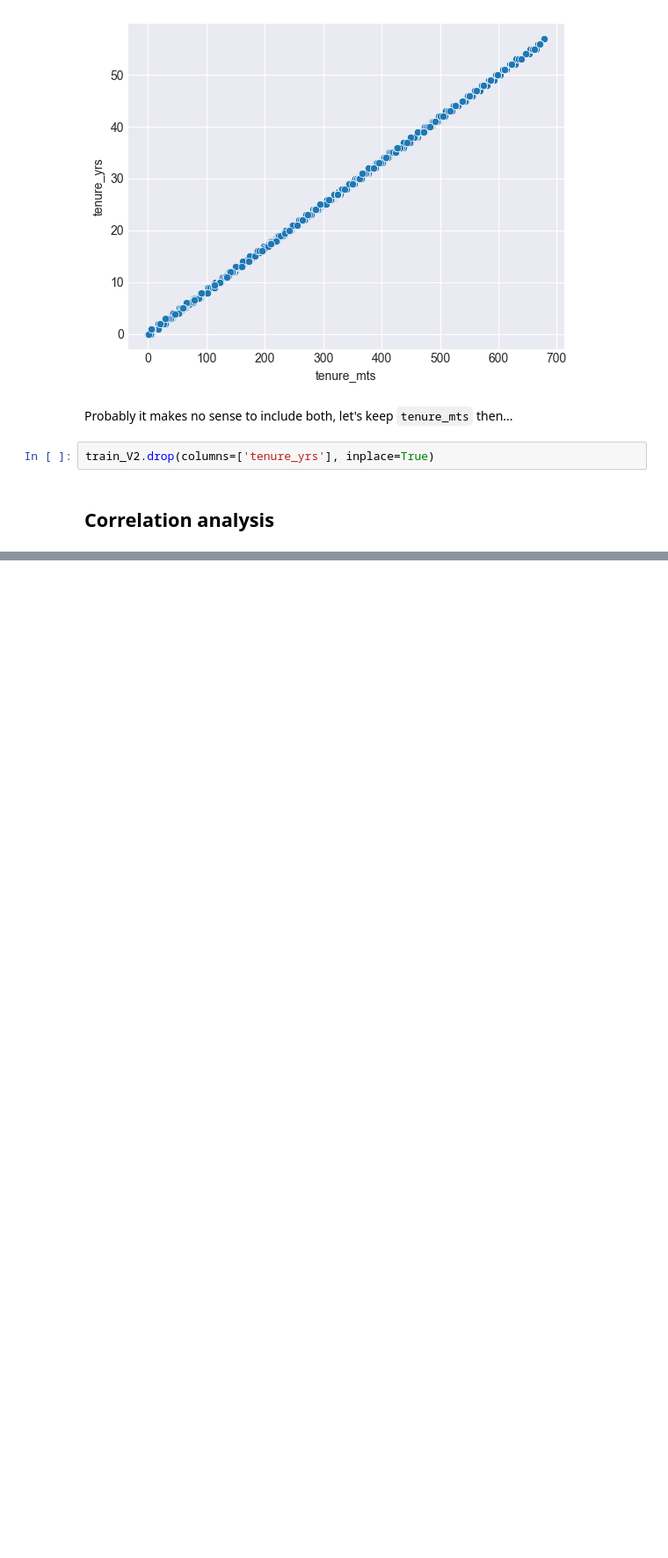
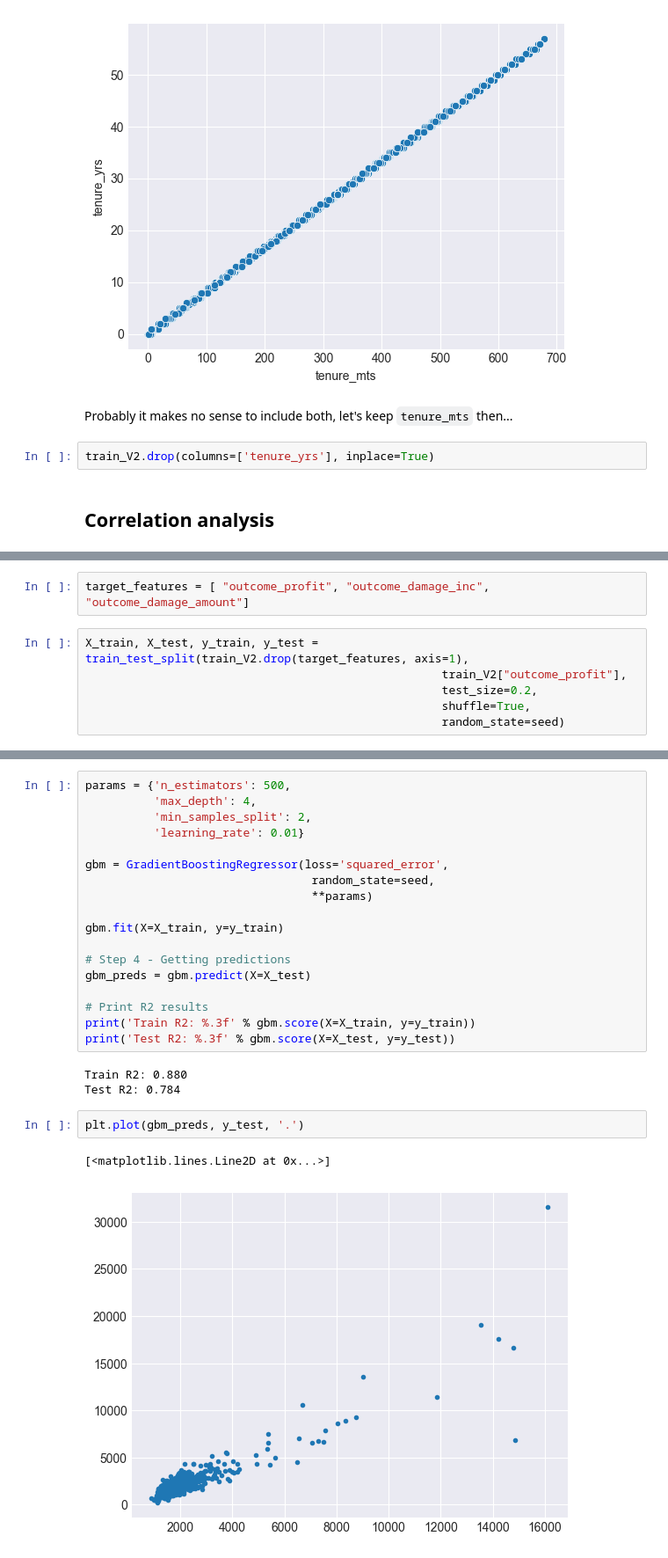
Before and after one commit to Marijkevandesteene/MachineLearning, a Jupyter notebook: EDA_BinoMaiheu.ipynb, the cells around one changed output, grey strips where cells are left out. Shown at 88% size. Cells and saved outputs as stored; diff of their text form; blank space fills up the shorter version.

Commit message:
some more tests and initial fit

```diff
--- a/EDA_BinoMaiheu.ipynb
+++ b/EDA_BinoMaiheu.ipynb
@@ -353,0 +360,8 @@ sns.heatmap(corrmat, vmax=1, square=True, linewidth=.5)
+# %%
+target_features = [ "outcome_profit", "outcome_damage_inc", "outcome_damage_amount"]
+# %%
+X_train, X_test, y_train, y_test = train_test_split(train_V2.drop(target_features, axis=1),
+                                                    train_V2["outcome_profit"],
+                                                    test_size=0.2,
+                                                    shuffle=True,
+                                                    random_state=seed)
@@ -353,0 +392,26 @@ sns.heatmap(corrmat, vmax=1, square=True, linewidth=.5)
+# %%
+params = {'n_estimators': 500,
+          'max_depth': 4,
+          'min_samples_split': 2,
+          'learning_rate': 0.01}
+
+gbm = GradientBoostingRegressor(loss='squared_error',
+                                 random_state=seed,
+                                 **params)
+
+gbm.fit(X=X_train, y=y_train)
+
+# Step 4 - Getting predictions
+gbm_preds = gbm.predict(X=X_test)
+
+# Print R2 results
+print('Train R2: %.3f' % gbm.score(X=X_train, y=y_train))
+print('Test R2: %.3f' % gbm.score(X=X_test, y=y_test))
+# %% [output]
+Train R2: 0.880
+Test R2: 0.784
+# %%
+plt.plot(gbm_preds, y_test, '.')
+# %% [output]
+[<matplotlib.lines.Line2D at 0x...>]
+[figure, added]
```
Also changed, not shown: parts of 19 cells of this notebook.
